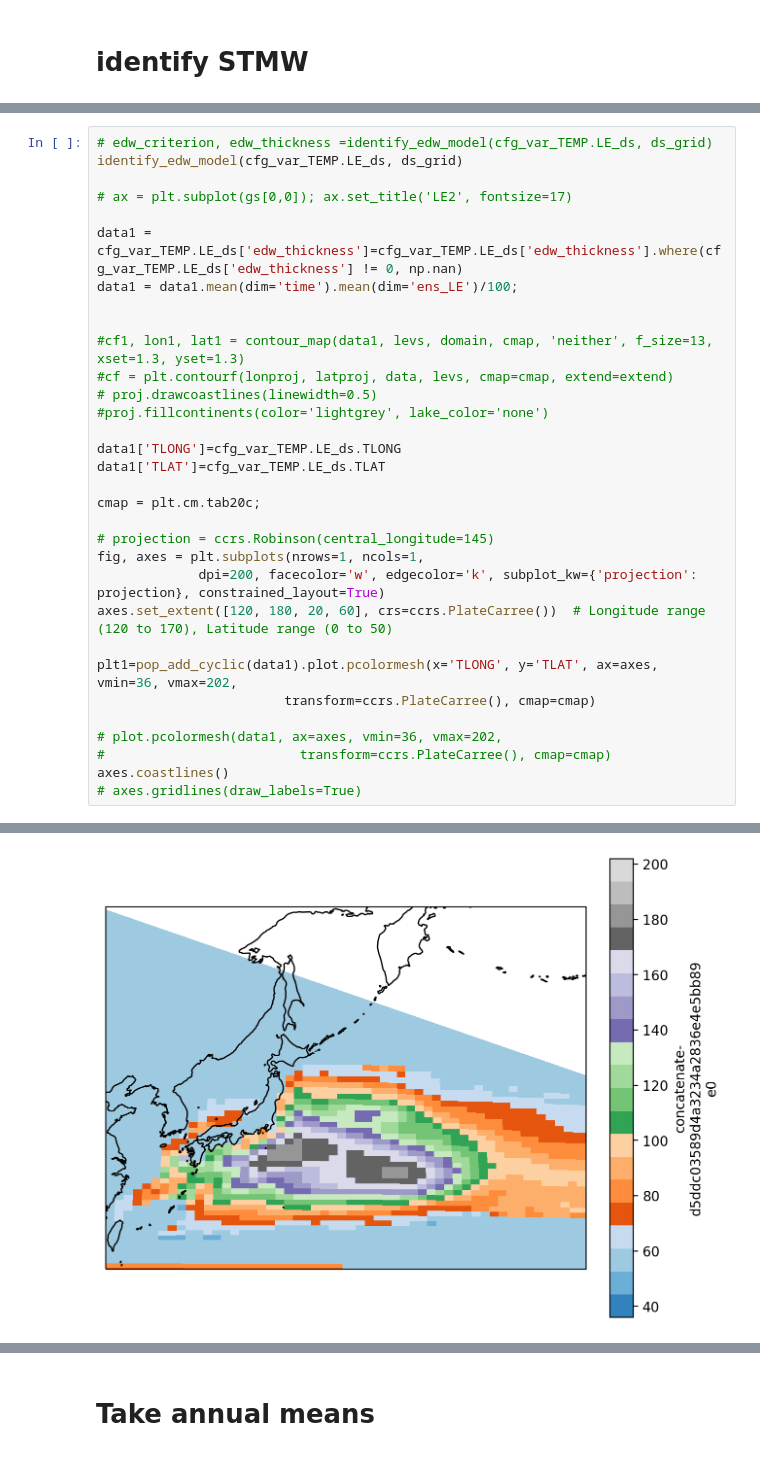
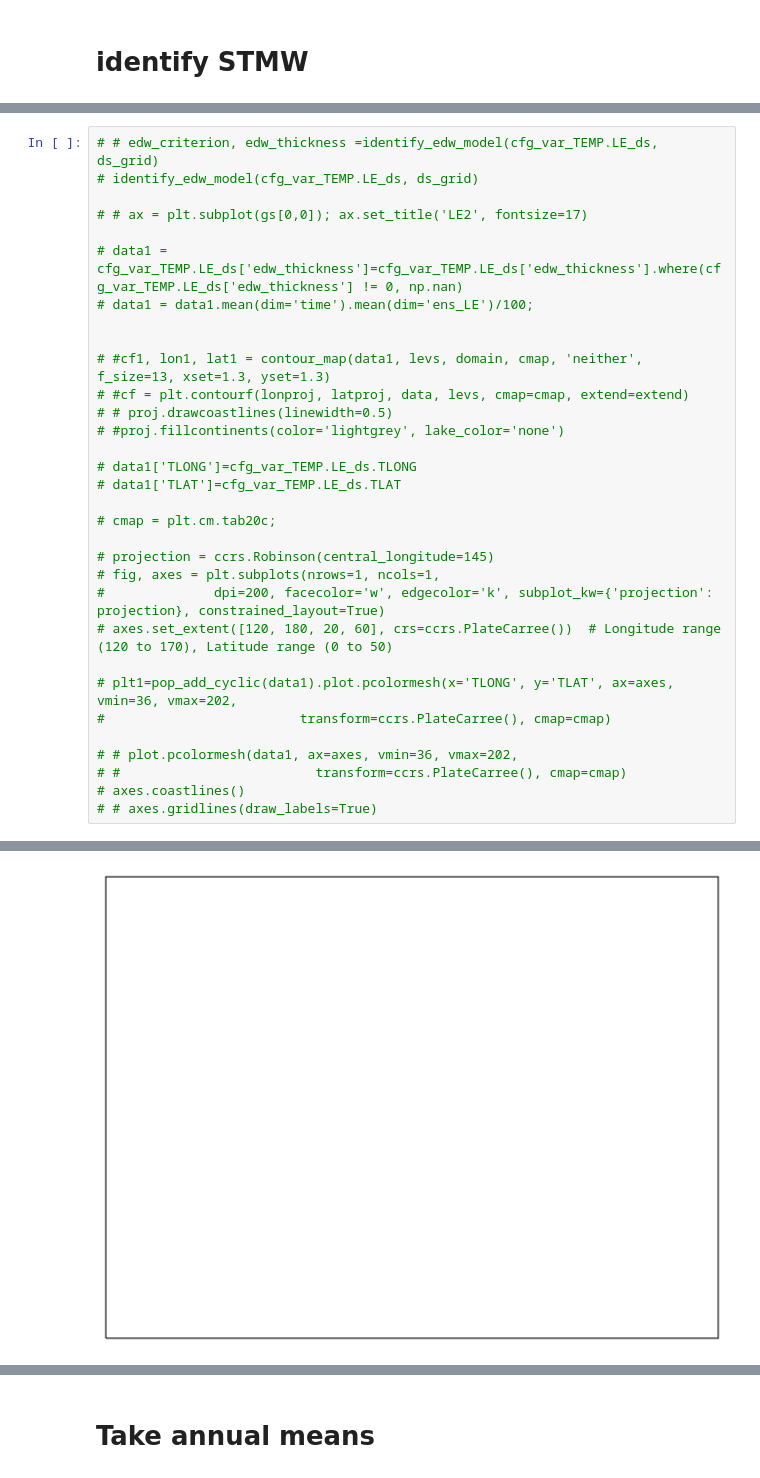
Before and after one commit to kimyy308/kyy_python2, a Jupyter notebook: all/Model/CESM2/Earth_System_Predictability/DIC/DIC_LE_analysis.ipynb, the cells around one changed output, grey strips where cells are left out. Drawn from its saved outputs; the diff is of its cells as text.

```diff
--- a/all/Model/CESM2/Earth_System_Predictability/DIC/DIC_LE_analysis.ipynb
+++ b/all/Model/CESM2/Earth_System_Predictability/DIC/DIC_LE_analysis.ipynb
@@ -336,33 +328,33 @@ def pop_add_cyclic(da):
 # %%
-# edw_criterion, edw_thickness =identify_edw_model(cfg_var_TEMP.LE_ds, ds_grid)
-identify_edw_model(cfg_var_TEMP.LE_ds, ds_grid)
+# # edw_criterion, edw_thickness =identify_edw_model(cfg_var_TEMP.LE_ds, ds_grid)
+# identify_edw_model(cfg_var_TEMP.LE_ds, ds_grid)
 
-# ax = plt.subplot(gs[0,0]); ax.set_title('LE2', fontsize=17)
+# # ax = plt.subplot(gs[0,0]); ax.set_title('LE2', fontsize=17)
 
-data1 = cfg_var_TEMP.LE_ds['edw_thickness']=cfg_var_TEMP.LE_ds['edw_thickness'].where(cfg_var_TEMP.LE_ds['edw_thickness'] != 0, np.nan)
-data1 = data1.mean(dim='time').mean(dim='ens_LE')/100;
+# data1 = cfg_var_TEMP.LE_ds['edw_thickness']=cfg_var_TEMP.LE_ds['edw_thickness'].where(cfg_var_TEMP.LE_ds['edw_thickness'] != 0, np.nan)
+# data1 = data1.mean(dim='time').mean(dim='ens_LE')/100;
 
 
-#cf1, lon1, lat1 = contour_map(data1, levs, domain, cmap, 'neither', f_size=13, xset=1.3, yset=1.3)
-#cf = plt.contourf(lonproj, latproj, data, levs, cmap=cmap, extend=extend)
-# proj.drawcoastlines(linewidth=0.5)
-#proj.fillcontinents(color='lightgrey', lake_color='none')
+# #cf1, lon1, lat1 = contour_map(data1, levs, domain, cmap, 'neither', f_size=13, xset=1.3, yset=1.3)
+# #cf = plt.contourf(lonproj, latproj, data, levs, cmap=cmap, extend=extend)
+# # proj.drawcoastlines(linewidth=0.5)
+# #proj.fillcontinents(color='lightgrey', lake_color='none')
 
-data1['TLONG']=cfg_var_TEMP.LE_ds.TLONG
-data1['TLAT']=cfg_var_TEMP.LE_ds.TLAT
+# data1['TLONG']=cfg_var_TEMP.LE_ds.TLONG
+# data1['TLAT']=cfg_var_TEMP.LE_ds.TLAT
 
-cmap = plt.cm.tab20c;
+# cmap = plt.cm.tab20c;
 
 # projection = ccrs.Robinson(central_longitude=145)
-fig, axes = plt.subplots(nrows=1, ncols=1,
-             dpi=200, facecolor='w', edgecolor='k', subplot_kw={'projection': projection}, constrained_layout=True)
-axes.set_extent([120, 180, 20, 60], crs=ccrs.PlateCarree())  # Longitude range (120 to 170), Latitude range (0 to 50)
+# fig, axes = plt.subplots(nrows=1, ncols=1,
+#              dpi=200, facecolor='w', edgecolor='k', subplot_kw={'projection': projection}, constrained_layout=True)
+# axes.set_extent([120, 180, 20, 60], crs=ccrs.PlateCarree())  # Longitude range (120 to 170), Latitude range (0 to 50)
 
-plt1=pop_add_cyclic(data1).plot.pcolormesh(x='TLONG', y='TLAT', ax=axes, vmin=36, vmax=202,
-                        transform=ccrs.PlateCarree(), cmap=cmap)
+# plt1=pop_add_cyclic(data1).plot.pcolormesh(x='TLONG', y='TLAT', ax=axes, vmin=36, vmax=202,
+#                         transform=ccrs.PlateCarree(), cmap=cmap)
 
-# plot.pcolormesh(data1, ax=axes, vmin=36, vmax=202,
-#                         transform=ccrs.PlateCarree(), cmap=cmap)
-axes.coastlines()
-# axes.gridlines(draw_labels=True)
+# # plot.pcolormesh(data1, ax=axes, vmin=36, vmax=202,
+# #                         transform=ccrs.PlateCarree(), cmap=cmap)
+# axes.coastlines()
+# # axes.gridlines(draw_labels=True)
 # %% [output]
@@ -370 +362 @@ axes.coastlines()
-[figure, old version]
+[figure, new version]
```
Also changed, not shown: parts of 20 cells of this notebook, 1 other file.
